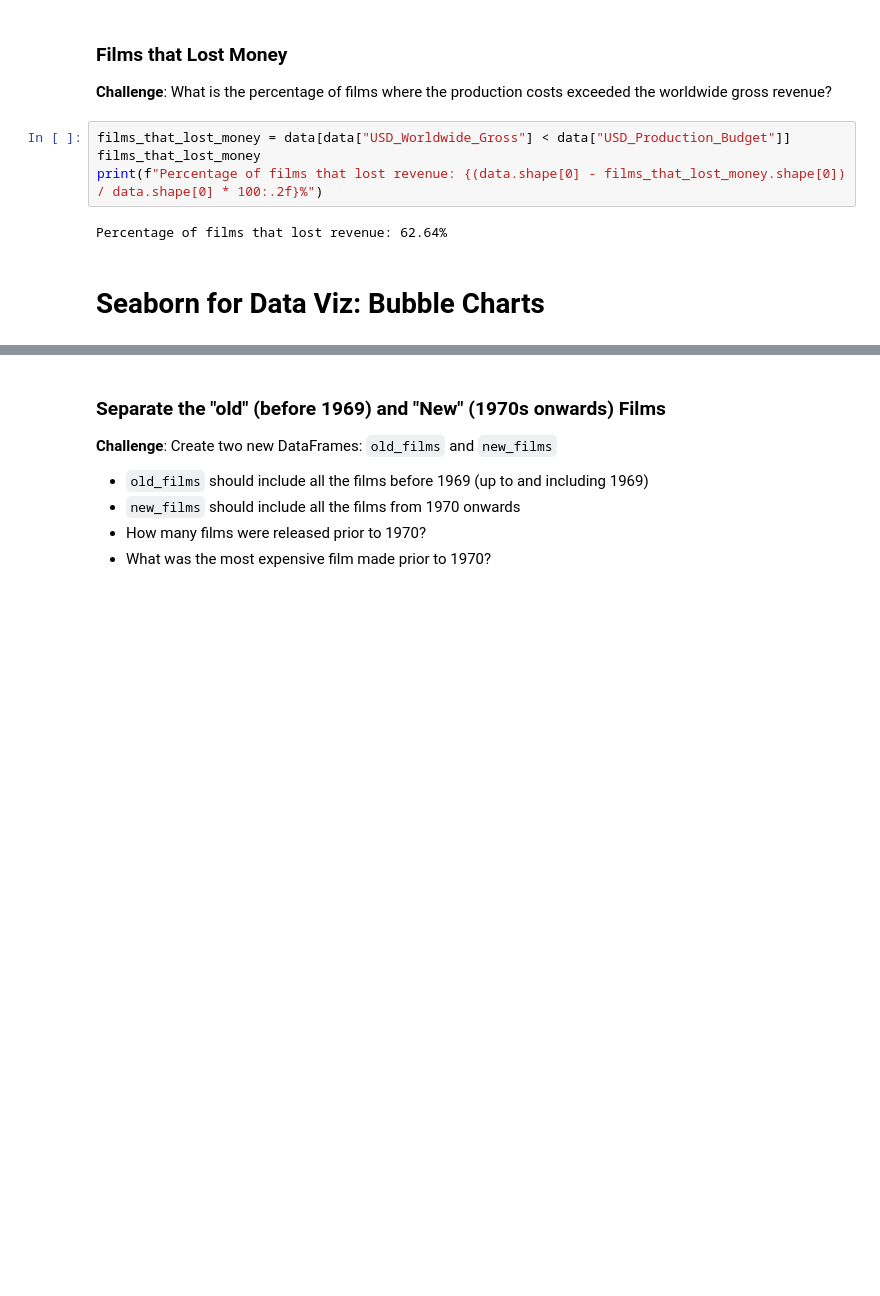
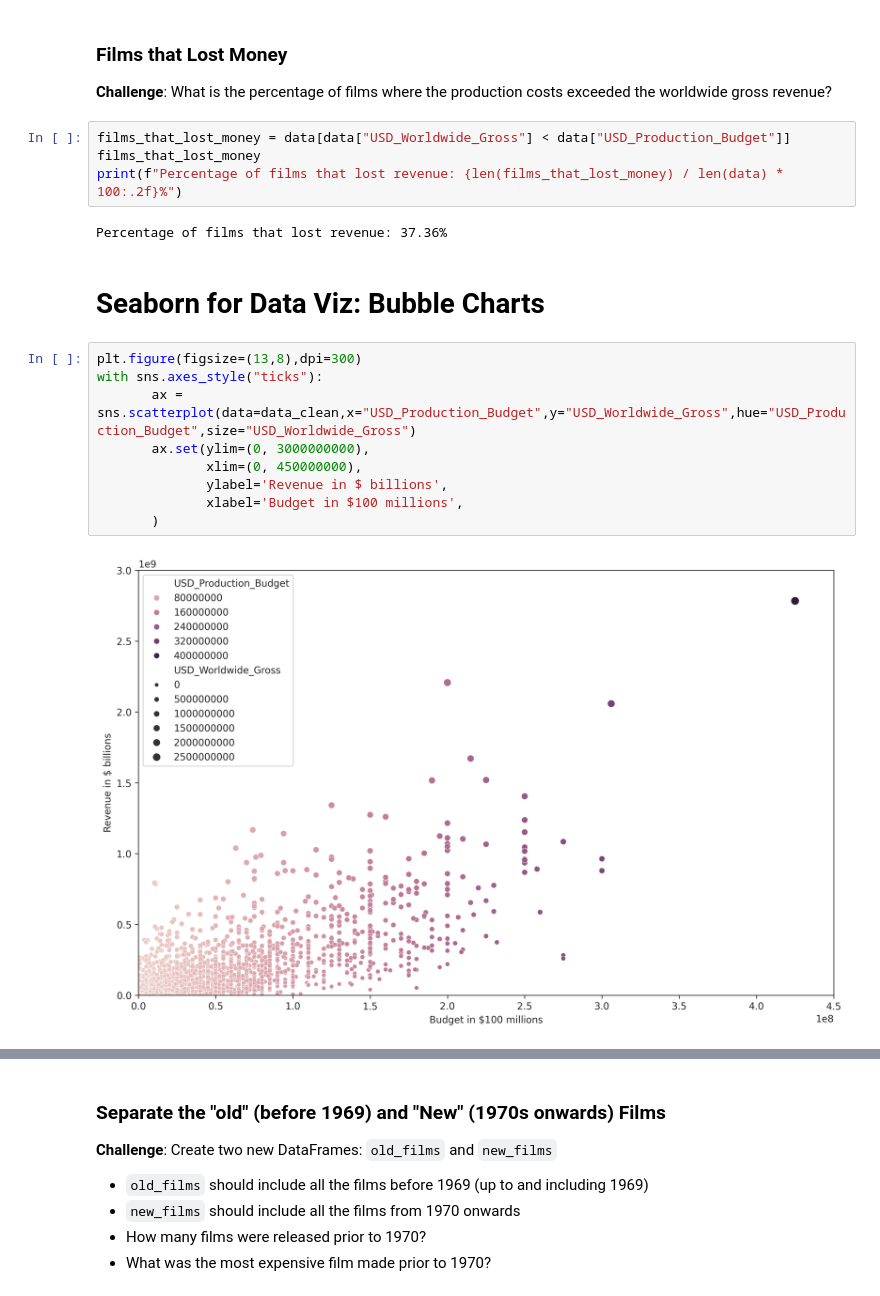
Before and after one commit to Golden-Leaves/100daysofpython, a Jupyter notebook: data_science/seaborn_linear_regression/Seaborn_and_Linear_Regression_(start).ipynb, the cells around one changed output, grey strips where cells are left out. Drawn from its saved outputs; the diff is of its cells as text; blank space fills up the shorter version.

Commit message:
seaborn_lr complete first seaborn plot

```diff
--- a/data_science/seaborn_linear_regression/Seaborn_and_Linear_Regression_(start).ipynb
+++ b/data_science/seaborn_linear_regression/Seaborn_and_Linear_Regression_(start).ipynb
@@ -232,11 +233,22 @@ What is the percentage of films where the production costs exceeded the worldwid
 # %%
 films_that_lost_money = data[data["USD_Worldwide_Gross"] < data["USD_Production_Budget"]]
 films_that_lost_money
-print(f"Percentage of films that lost revenue: {(data.shape[0] - films_that_lost_money.shape[0]) / data.shape[0] * 100:.2f}%")
+print(f"Percentage of films that lost revenue: {len(films_that_lost_money) / len(data) * 100:.2f}%")
 # %% [output]
-Percentage of films that lost revenue: 62.64%
+Percentage of films that lost revenue: 37.36%
 # %% [markdown]
 # Seaborn for Data Viz: Bubble Charts
+# %%
+plt.figure(figsize=(13,8),dpi=300)
+with sns.axes_style("ticks"):
+       ax = sns.scatterplot(data=data_clean,x="USD_Production_Budget",y="USD_Worldwide_Gross",hue="USD_Production_Budget",size="USD_Worldwide_Gross")
+       ax.set(ylim=(0, 3000000000),
+              xlim=(0, 450000000),
+              ylabel='Revenue in $ billions',
+              xlabel='Budget in $100 millions',
+       )
+# %% [output]
+[figure, added]
 # %% [markdown]
 ### Plotting Movie Releases over Time
 
```
Also changed, not shown: parts of 1 cell of this notebook, 1 other file.
